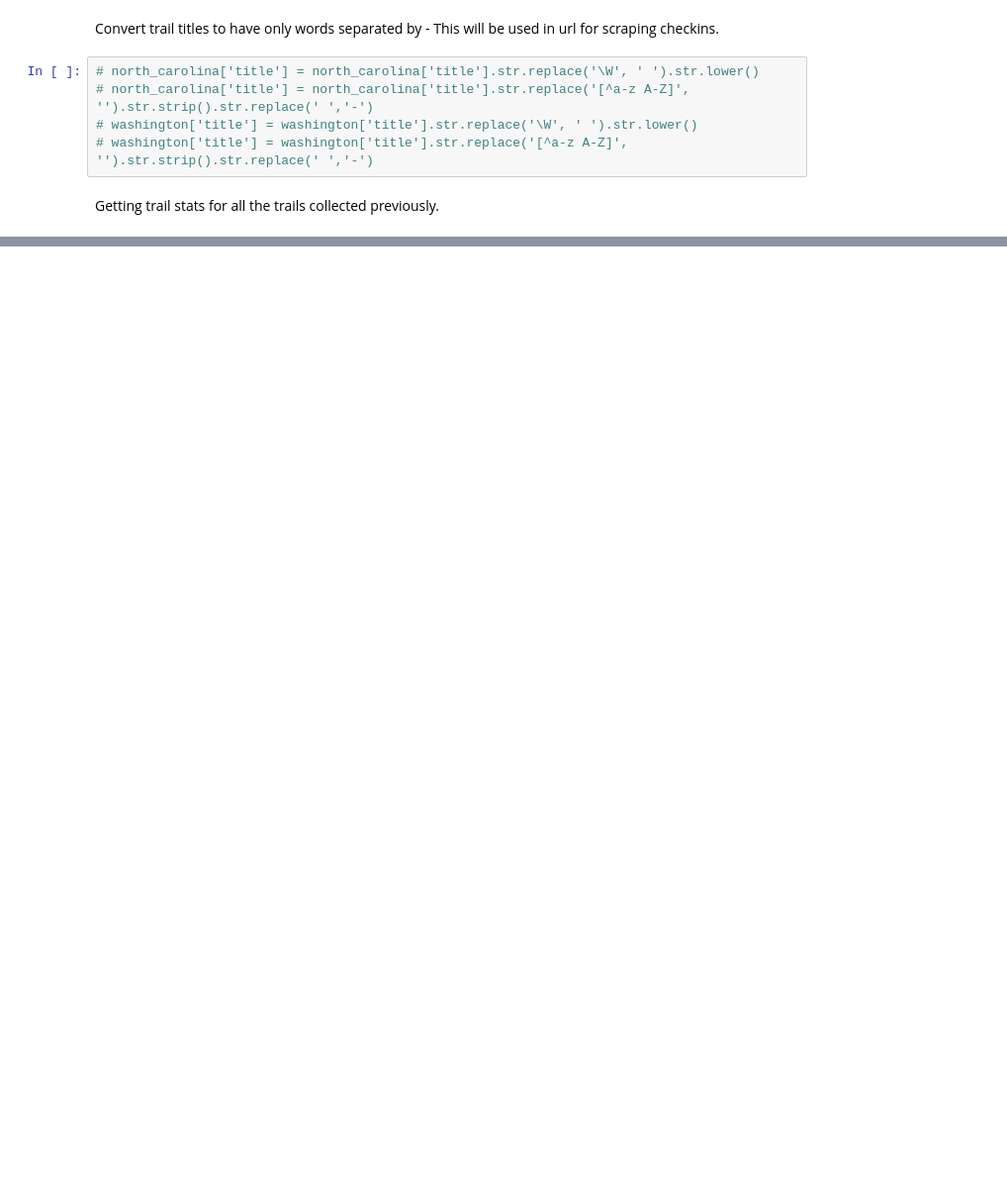
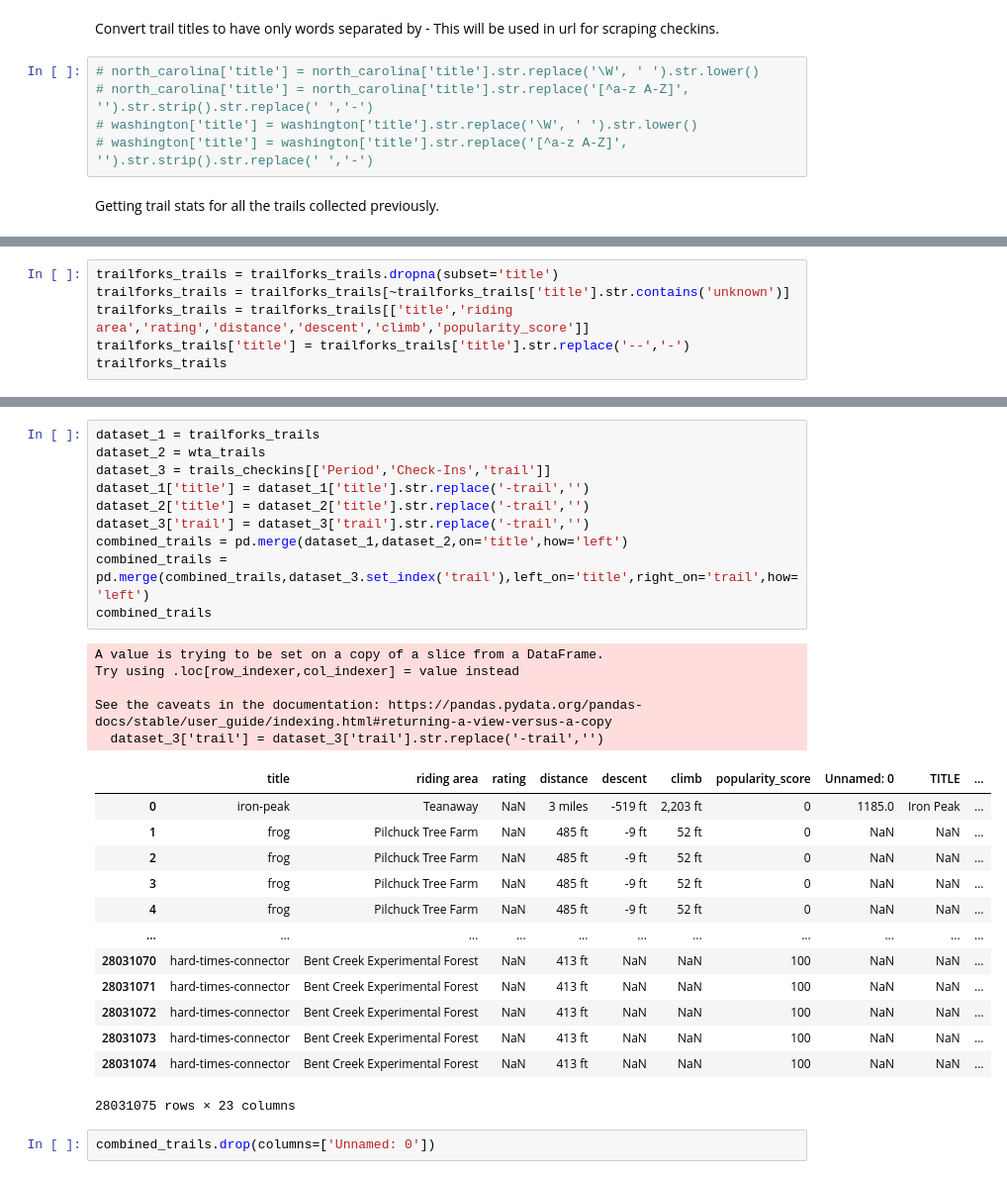
Before and after one commit to abonafede/TrailRecommendor, a Jupyter notebook: TrailRecommendor.ipynb, the cells around one changed output, grey strips where cells are left out. Shown at 99% size. Drawn from its saved outputs; the diff is of its cells as text; blank space fills up the shorter version.

```diff
--- a/TrailRecommendor.ipynb
+++ b/TrailRecommendor.ipynb
@@ -80,0 +103,6 @@ checkins
+# %%
+trailforks_trails = trailforks_trails.dropna(subset='title')
+trailforks_trails = trailforks_trails[~trailforks_trails['title'].str.contains('unknown')]
+trailforks_trails = trailforks_trails[['title','riding area','rating','distance','descent','climb','popularity_score']]
+trailforks_trails['title'] = trailforks_trails['title'].str.replace('--','-')
+trailforks_trails
@@ -80,0 +142,31 @@ checkins
+# %%
+dataset_1 = trailforks_trails
+dataset_2 = wta_trails
+dataset_3 = trails_checkins[['Period','Check-Ins','trail']]
+dataset_1['title'] = dataset_1['title'].str.replace('-trail','')
+dataset_2['title'] = dataset_2['title'].str.replace('-trail','')
+dataset_3['trail'] = dataset_3['trail'].str.replace('-trail','')
+combined_trails = pd.merge(dataset_1,dataset_2,on='title',how='left')
+combined_trails = pd.merge(combined_trails,dataset_3.set_index('trail'),left_on='title',right_on='trail',how='left')
+combined_trails
+# %% [output]
+A value is trying to be set on a copy of a slice from a DataFrame.
+Try using .loc[row_indexer,col_indexer] = value instead
+
+See the caveats in the documentation: https://pandas.pydata.org/pandas-docs/stable/user_guide/indexing.html#returning-a-view-versus-a-copy
+  dataset_3['trail'] = dataset_3['trail'].str.replace('-trail','')
+|  | title | riding area | rating | distance | descent | climb | popularity_score | Unnamed: 0 | TITLE | ... |
+| 0 | iron-peak | Teanaway | NaN | 3 miles | -519 ft | 2,203 ft | 0 | 1185.0 | Iron Peak | ... |
+| 1 | frog | Pilchuck Tree Farm | NaN | 485 ft | -9 ft | 52 ft | 0 | NaN | NaN | ... |
+| 2 | frog | Pilchuck Tree Farm | NaN | 485 ft | -9 ft | 52 ft | 0 | NaN | NaN | ... |
+| 3 | frog | Pilchuck Tree Farm | NaN | 485 ft | -9 ft | 52 ft | 0 | NaN | NaN | ... |
+| 4 | frog | Pilchuck Tree Farm | NaN | 485 ft | -9 ft | 52 ft | 0 | NaN | NaN | ... |
+| ... | ... | ... | ... | ... | ... | ... | ... | ... | ... | ... |
+| 28031070 | hard-times-connector | Bent Creek Experimental Forest | NaN | 413 ft | NaN | NaN | 100 | NaN | NaN | ... |
+| 28031071 | hard-times-connector | Bent Creek Experimental Forest | NaN | 413 ft | NaN | NaN | 100 | NaN | NaN | ... |
+| 28031072 | hard-times-connector | Bent Creek Experimental Forest | NaN | 413 ft | NaN | NaN | 100 | NaN | NaN | ... |
+| 28031073 | hard-times-connector | Bent Creek Experimental Forest | NaN | 413 ft | NaN | NaN | 100 | NaN | NaN | ... |
+| 28031074 | hard-times-connector | Bent Creek Experimental Forest | NaN | 413 ft | NaN | NaN | 100 | NaN | NaN | ... |
+28031075 rows × 23 columns
+# %%
+combined_trails.drop(columns=['Unnamed: 0'])
```
Also changed, not shown: parts of 9 cells of this notebook, 1 other file.
